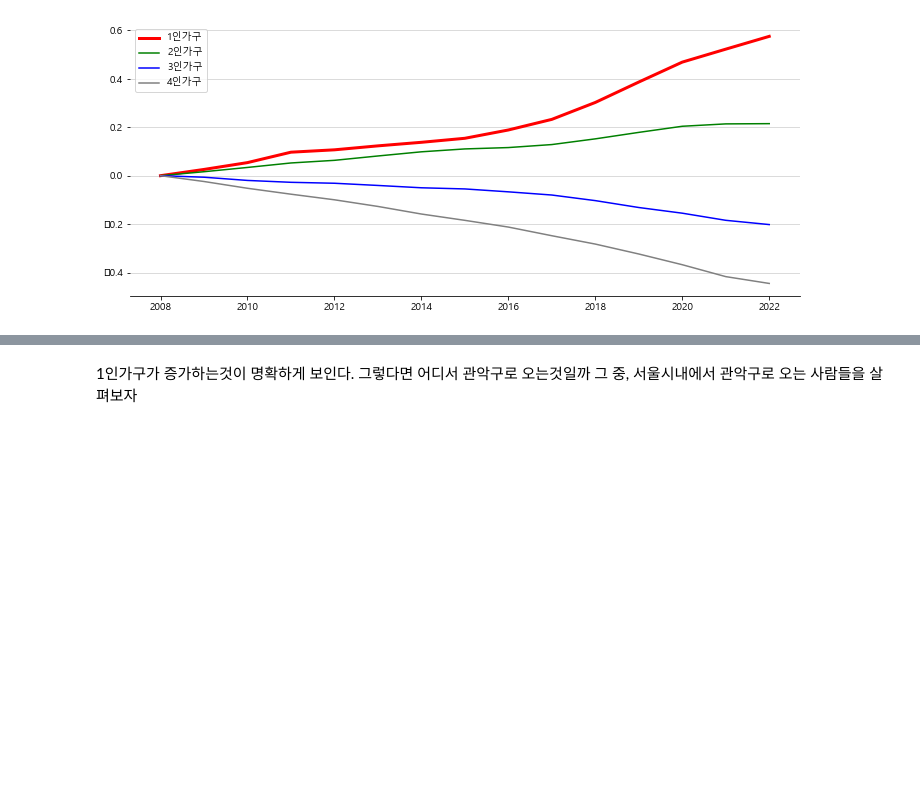
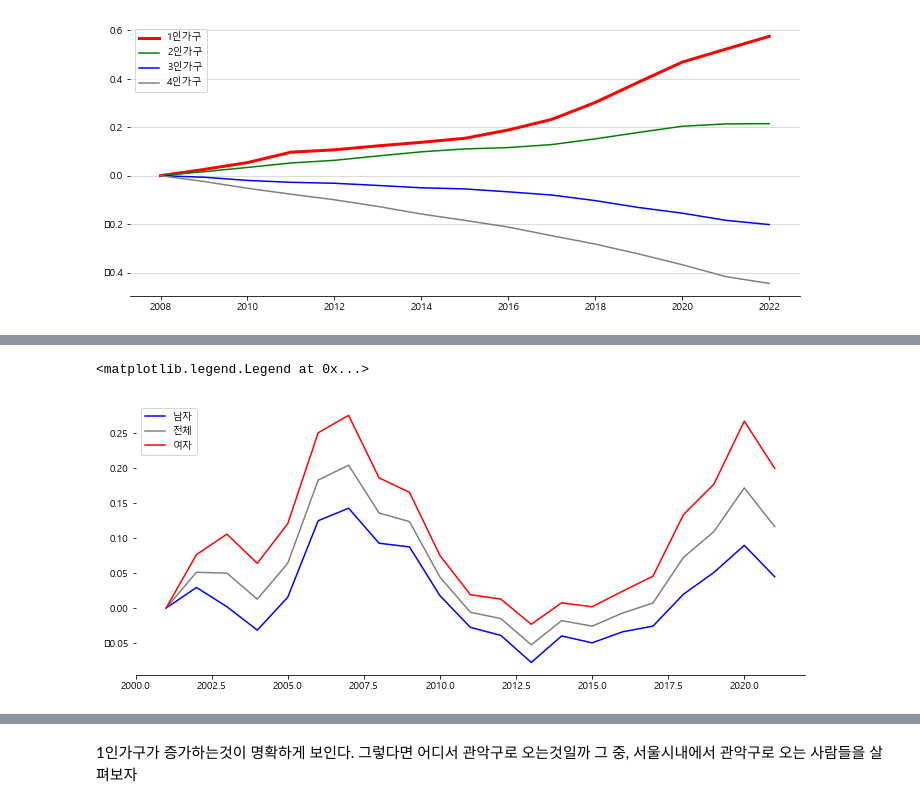
Before and after one commit to ljs7463/prop-tech, a Jupyter notebook: Real estate Analysis/서울시 1인가구 분석.ipynb, the cells around one changed output, grey strips where cells are left out. Cells and saved outputs as stored; diff of their text form; code cells hidden in the pictures; blank space fills up the shorter version.

```diff
--- a/Real estate Analysis/서울시 1인가구 분석.ipynb
+++ b/Real estate Analysis/서울시 1인가구 분석.ipynb
@@ -274,0 +290,38 @@ ax.legend()
+# %%
+# 전입전출 데이터 확인
+sql = f"""
+SELECT inYear,
+       sedaeName,
+       SUM(totalCount) AS totalCount,
+       SUM(totalMaleCount) AS totalMaleCount,
+       SUM(totalFemaleCount) AS totalFemaleCount,
+       AVG(CAST(ownerAge AS INT)) AS ownerAgeMean
+FROM aide.population_transfer
+WHERE inSidoCode = '11'
+      AND outSidoCode !='11'
+GROUP BY inYear, sedaeName
+ORDER BY inYear, sedaeName
+"""
+df = BH.read_table(sql)
+
+# 지수화 하기
+df['totalMaleCount'] = df['totalMaleCount'].apply(lambda x:(x/df['totalMaleCount'].iloc[0])-1)
+df['totalFemaleCount'] = df['totalFemaleCount'].apply(lambda x:(x/df['totalFemaleCount'].iloc[0])-1)
+df['totalCount'] = df['totalCount'].apply(lambda x:(x/df['totalCount'].iloc[0])-1)
+df =df[df['sedaeName']=='1인 세대']
+# %%
+# 시각화
+fig, ax = plt.subplots(figsize = (12,5))
+ax.plot(df['inYear'], df['totalMaleCount'], color = 'blue', label = '남자')
+ax.plot(df['inYear'], df['totalCount'],color = 'gray', label= '전체')
+ax.plot(df['inYear'], df['totalFemaleCount'], color = 'red', label= '여자')
+
+
+# 필요없는 선 제거
+ax.spines[["left", "top", "right"]].set_visible(False)
+# 범례 표시
+
+ax.legend()
+# %% [output]
+<matplotlib.legend.Legend at 0x...>
+[figure, added]
```
Also changed, not shown: parts of 17 cells of this notebook, 2 other files.
